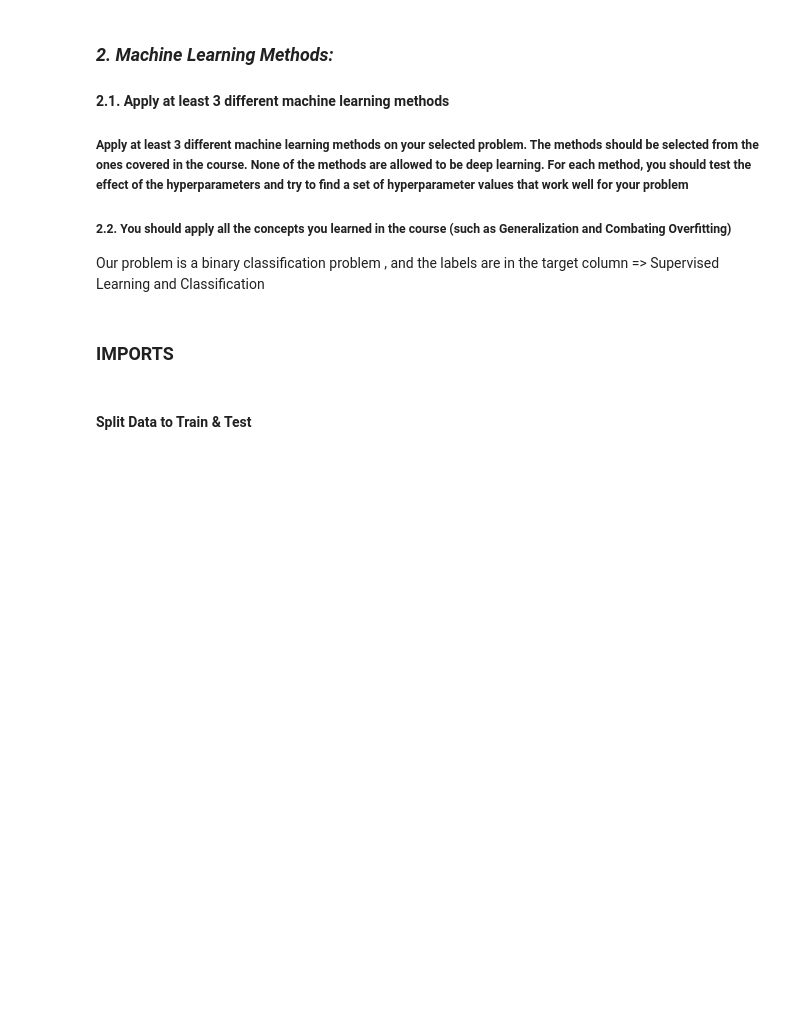
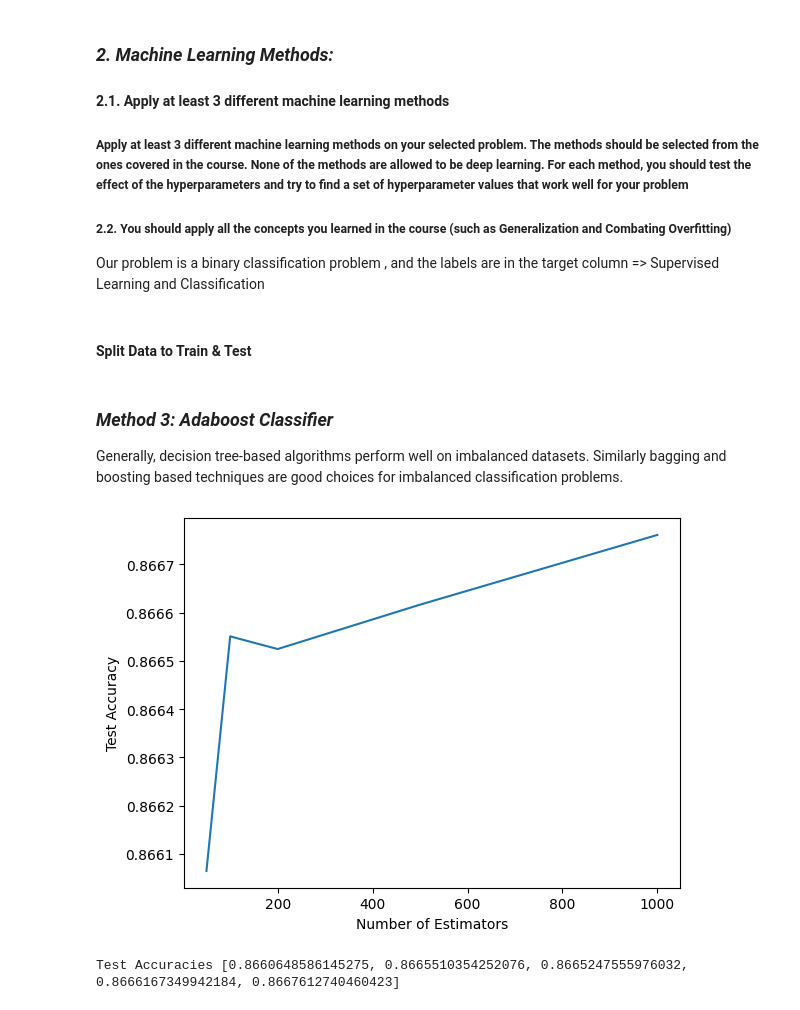
Before and after one commit to yasmineghanem/ML-Project, a Jupyter notebook: final/AdaBoost.ipynb, the cells around one changed output. Drawn from its saved outputs; the diff is of its cells as text; code cells hidden in the pictures; blank space fills up the shorter version.

```diff
--- a/final/AdaBoost.ipynb
+++ b/final/AdaBoost.ipynb
@@ -39,9 +39,47 @@ from utils import *
 ##### Apply at least 3 different machine learning methods on your selected problem. The methods should be selected from the ones covered in the course. None of the methods are allowed to be deep learning. For each method, you should test the effect of the hyperparameters and try to find a set of hyperparameter values that work well for your problem
 ##### 2.2. You should apply all the concepts you learned in the course (such as Generalization and Combating Overfitting)
 Our problem is a binary classification problem , and the labels are in the target column => Supervised Learning and Classification
-# %% [markdown]
-### IMPORTS
 # %% [markdown]
 #### Split Data to Train & Test
 # %%
 X_train, X_test, y_train, y_test = train_test_split(features, labels, test_size=0.2, random_state=42)
+# %% [markdown]
+### ***Method 3: Adaboost Classifier***
+
+Generally, decision tree-based algorithms perform well on imbalanced datasets. Similarly bagging and boosting based techniques are good choices for imbalanced classification problems.
+# %%
+# split the dataset into training and testing sets
+X_train, X_test, Y_train, Y_test = train_test_split(final_features, labels, test_size=0.3, random_state=42)
+# %%
+# Machine Learning Method 3: Adaboost Classifier
+
+n_estimators_options = [50, 100, 200, 500, 1000] # try different number of estimators
+
+test_accuracies = [] # the accuracy of the final model for each number of estimator
+
+# loop on all the different options for the number of estimators
+# the default base classifier is the decision tree
+for n_estimators in n_estimators_options:
+
+    # create the adaboost classifies with the current number of estimators
+    model = AdaBoostClassifier(n_estimators=n_estimators)
+
+    # fit the model => training
+    model.fit(X_train, Y_train)
+
+    # calculate the accuracy of the model on the test set
+    test_accuracy = accuracy_score(Y_test, model.predict(X_test))
+    test_accuracies.append(test_accuracy)
+
+# plot the test accuracies for each number of estimators
+plt.plot(n_estimators_options, test_accuracies)
+plt.xlabel('Number of Estimators')
+plt.ylabel('Test Accuracy')
+plt.show()
+# %% [output]
+[figure, added]
+# %%
+print("Test Accuracies" ,test_accuracies)
+# Note: The accuracies are not very different for different number of estimators
+# %% [output]
+Test Accuracies [0.8660648586145275, 0.8665510354252076, 0.8665247555976032, 0.8666167349942184, 0.8667612740460423]
```
Also changed, not shown: parts of 18 cells of this notebook, 1 other file.
